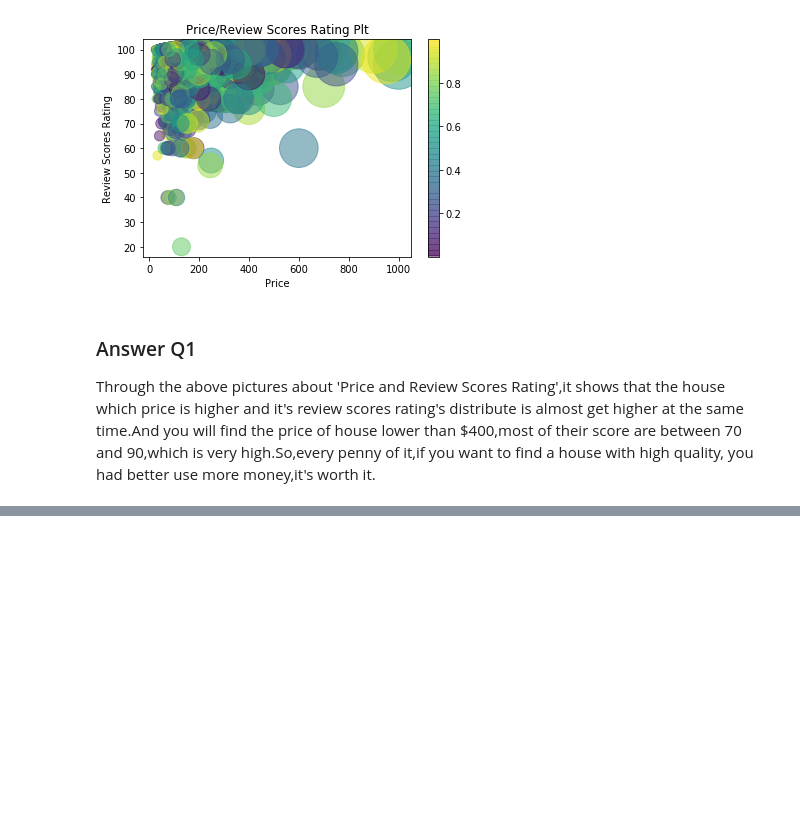
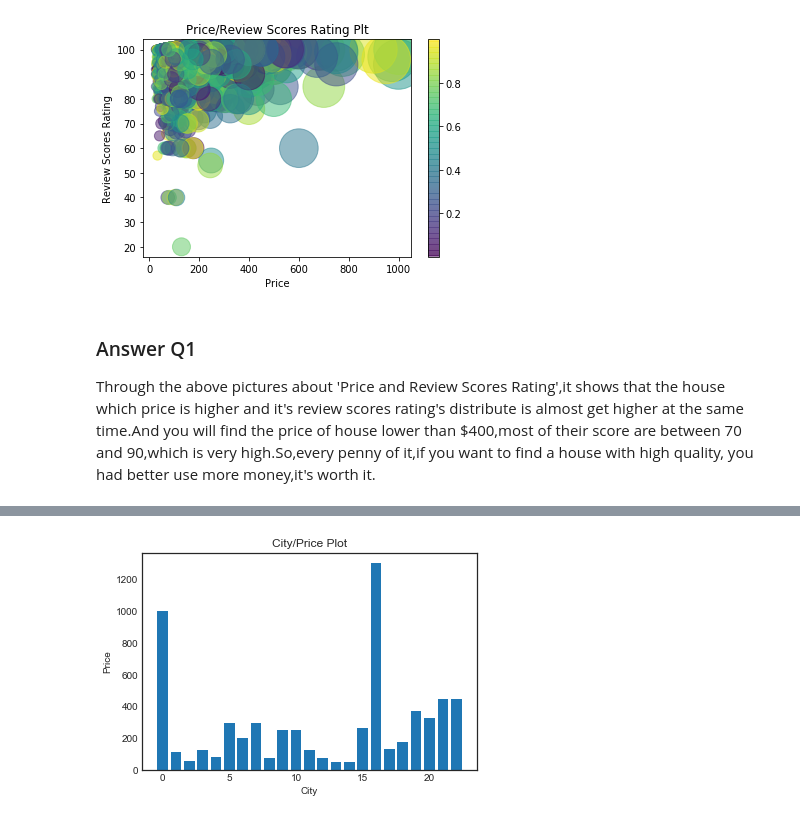
Before and after one commit to Rheasilvia/airbnb, a Jupyter notebook: airbnb.ipynb, the cells around one changed output, grey strips where cells are left out. Drawn from its saved outputs; the diff is of its cells as text; code cells hidden in the pictures; blank space fills up the shorter version.

```diff
--- a/airbnb.ipynb
+++ b/airbnb.ipynb
@@ -540,0 +592,8 @@ Through the above pictures about 'Price and Review Scores Rating',it shows that
+# %%
+## from 'country','price' columns，find out some relationships
+df_seattle = df_seattle[['city', 'price']]
+df_boston = df_boston[['city', 'price']]
+
+df_seattle['city'].replace(['Ballard, Seattle', 'Seattle ', '西雅图'],
+                           ['Ballard Seattle', 'Seattle', 'Seattle'], inplace = True)
+set(df_seattle['city'])
@@ -540,0 +602,11 @@ Through the above pictures about 'Price and Review Scores Rating',it shows that
+# %%
+## we need to transfer data,because they have different name,but means the same place.
+df_boston['city'].replace(['ALLSTON', 'Boston ', 'Boston (Charlestown)', 'Boston (Jamaica Plain)',
+                          'Brighton ', 'Jamaica Plain ', 'Jamaica Plain (Boston)', 'Jamaica Plain, Boston',
+                          'Jamaica Plain, MA', 'Mission Hill, Boston', 'ROXBURY CROSSING', 'Roslindale, Boston',
+                          'boston', 'dorchester, boston ', 'east Boston '],
+                           ['Allston', 'Boston', 'Charlestown', 'Jamaica Plain',
+                           'Brighton', 'Jamaica Plain', 'Jamaica Plain', 'Jamaica Plain',
+                           'Jamaica Plain', 'Mission Hill', 'Roxbury Crossing', 'Roslindale',
+                           'Boston', 'Dorchester', 'East Boston'], inplace = True)
+set(df_boston['city'])
@@ -540,0 +633,13 @@ Through the above pictures about 'Price and Review Scores Rating',it shows that
+# %%
+# One hot
+city_dict = {}
+val = 0
+for city in set(df_seattle.city.values):
+    city_dict[city] = val
+    val += 1
+
+for city in set(df_boston.city.values):
+    city_dict[city] = val
+    val += 1
+
+city_dict
@@ -540,0 +664,4 @@ Through the above pictures about 'Price and Review Scores Rating',it shows that
+# %%
+df_data = pd.concat([df_seattle,df_boston],ignore_index=True)
+df_data.replace(city_dict,inplace=True)
+df_data.head()
@@ -540,0 +675,10 @@ Through the above pictures about 'Price and Review Scores Rating',it shows that
+# %%
+## plot use bar model
+plt.style.use('seaborn-white')
+plt.bar(df_data['city'],df_data['price'])
+plt.xlabel('City')
+plt.ylabel('Price')
+plt.title('City/Price Plot')
+plt.show()
+# %% [output]
+[figure, added]
```
Also changed, not shown: parts of 10 cells of this notebook.
